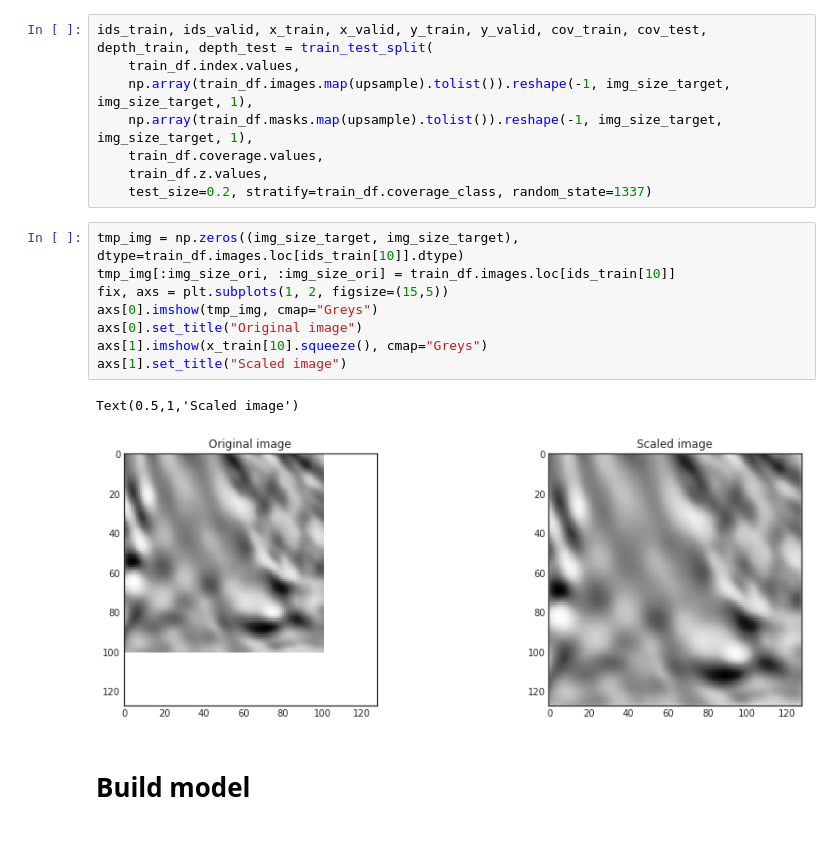
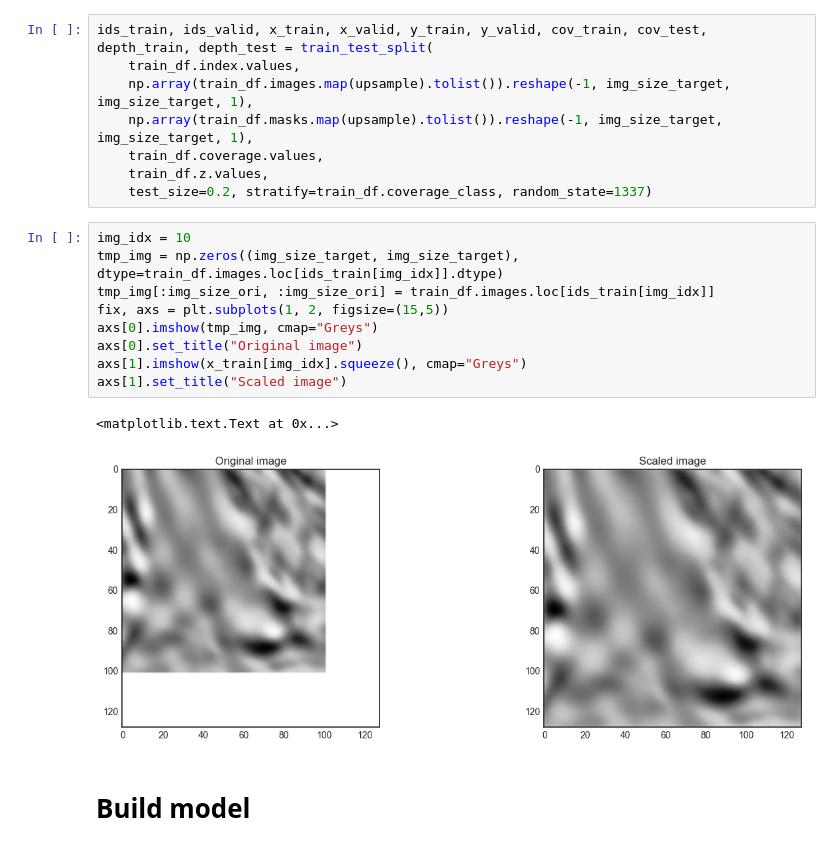
Before and after one commit to tudor-m/Kaggle-TGS, a Jupyter notebook: py/wip.u50.01.ipynb, the cells around one changed output. Drawn from its saved outputs; the diff is of its cells as text.

```diff
--- a/py/wip.u50.01.ipynb
+++ b/py/wip.u50.01.ipynb
@@ -162,16 +168,17 @@ ids_train, ids_valid, x_train, x_valid, y_train, y_valid, cov_train, cov_test, d
     train_df.z.values,
     test_size=0.2, stratify=train_df.coverage_class, random_state=1337)
 # %%
-tmp_img = np.zeros((img_size_target, img_size_target), dtype=train_df.images.loc[ids_train[10]].dtype)
-tmp_img[:img_size_ori, :img_size_ori] = train_df.images.loc[ids_train[10]]
+img_idx = 10
+tmp_img = np.zeros((img_size_target, img_size_target), dtype=train_df.images.loc[ids_train[img_idx]].dtype)
+tmp_img[:img_size_ori, :img_size_ori] = train_df.images.loc[ids_train[img_idx]]
 fix, axs = plt.subplots(1, 2, figsize=(15,5))
 axs[0].imshow(tmp_img, cmap="Greys")
 axs[0].set_title("Original image")
-axs[1].imshow(x_train[10].squeeze(), cmap="Greys")
+axs[1].imshow(x_train[img_idx].squeeze(), cmap="Greys")
 axs[1].set_title("Scaled image")
 # %% [output]
-Text(0.5,1,'Scaled image')
+<matplotlib.text.Text at 0x...>
-[figure, old version]
+[figure, new version]
 # %% [markdown]
 # Build model
 # %%
```
Also changed, not shown: parts of 13 cells of this notebook.
